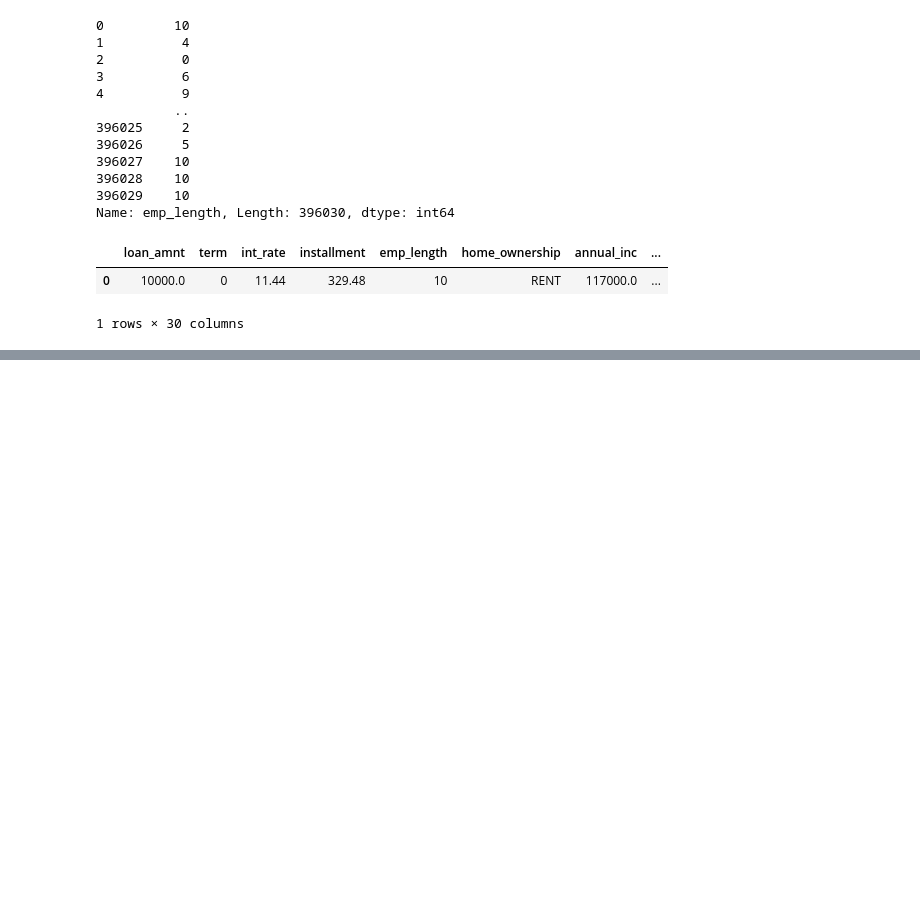
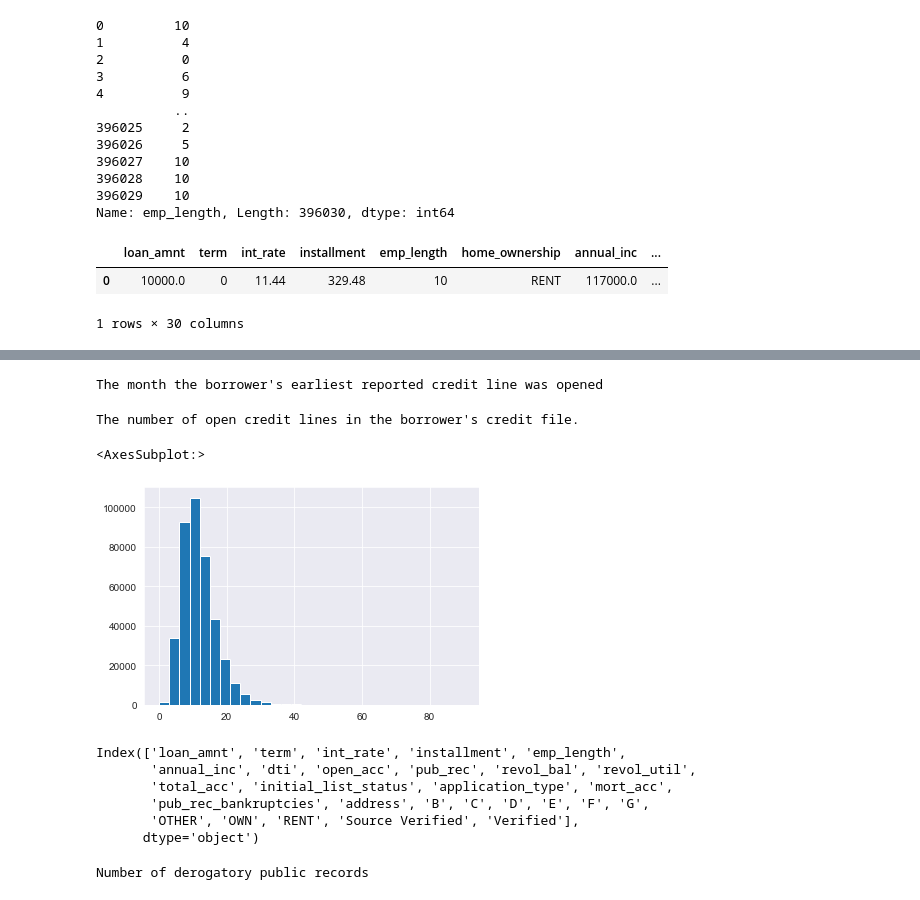
Before and after one commit to fgias/ds-ml-udemy, a Jupyter notebook: 21-Deep Learning/03-Keras-Project-Exercise-Solo.ipynb, the cells around one changed output, grey strips where cells are left out. Saved outputs shown, nothing was run; the diff lists cells and outputs as text; code cells hidden in the pictures; blank space fills up the shorter version.

```diff
--- a/21-Deep Learning/03-Keras-Project-Exercise-Solo.ipynb
+++ b/21-Deep Learning/03-Keras-Project-Exercise-Solo.ipynb
@@ -261,0 +369,2 @@ df.head(1)
+# %%
+df.drop('loan_status', axis=1, inplace=True)
@@ -261,0 +377,4 @@ df.head(1)
+# %%
+df.drop('purpose', axis=1, inplace=True)
+# %%
+df.drop('title', axis=1, inplace=True)
@@ -261,0 +406,29 @@ df.head(1)
+# %%
+feat_info('earliest_cr_line')
+# %% [output]
+The month the borrower's earliest reported credit line was opened
+# %%
+df.drop('earliest_cr_line', axis=1, inplace=True)
+# %%
+feat_info('open_acc')
+# %% [output]
+The number of open credit lines in the borrower's credit file.
+# %%
+sns.set_style('darkgrid')
+df['open_acc'].hist(bins=30)
+# %% [output]
+<AxesSubplot:>
+[figure, added]
+# %%
+df.columns
+# %% [output]
+Index(['loan_amnt', 'term', 'int_rate', 'installment', 'emp_length',
+       'annual_inc', 'dti', 'open_acc', 'pub_rec', 'revol_bal', 'revol_util',
+       'total_acc', 'initial_list_status', 'application_type', 'mort_acc',
+       'pub_rec_bankruptcies', 'address', 'B', 'C', 'D', 'E', 'F', 'G',
+       'OTHER', 'OWN', 'RENT', 'Source Verified', 'Verified'],
+      dtype='object')
+# %%
+feat_info('pub_rec')
+# %% [output]
+Number of derogatory public records
```
Also changed, not shown: parts of 64 cells of this notebook.
